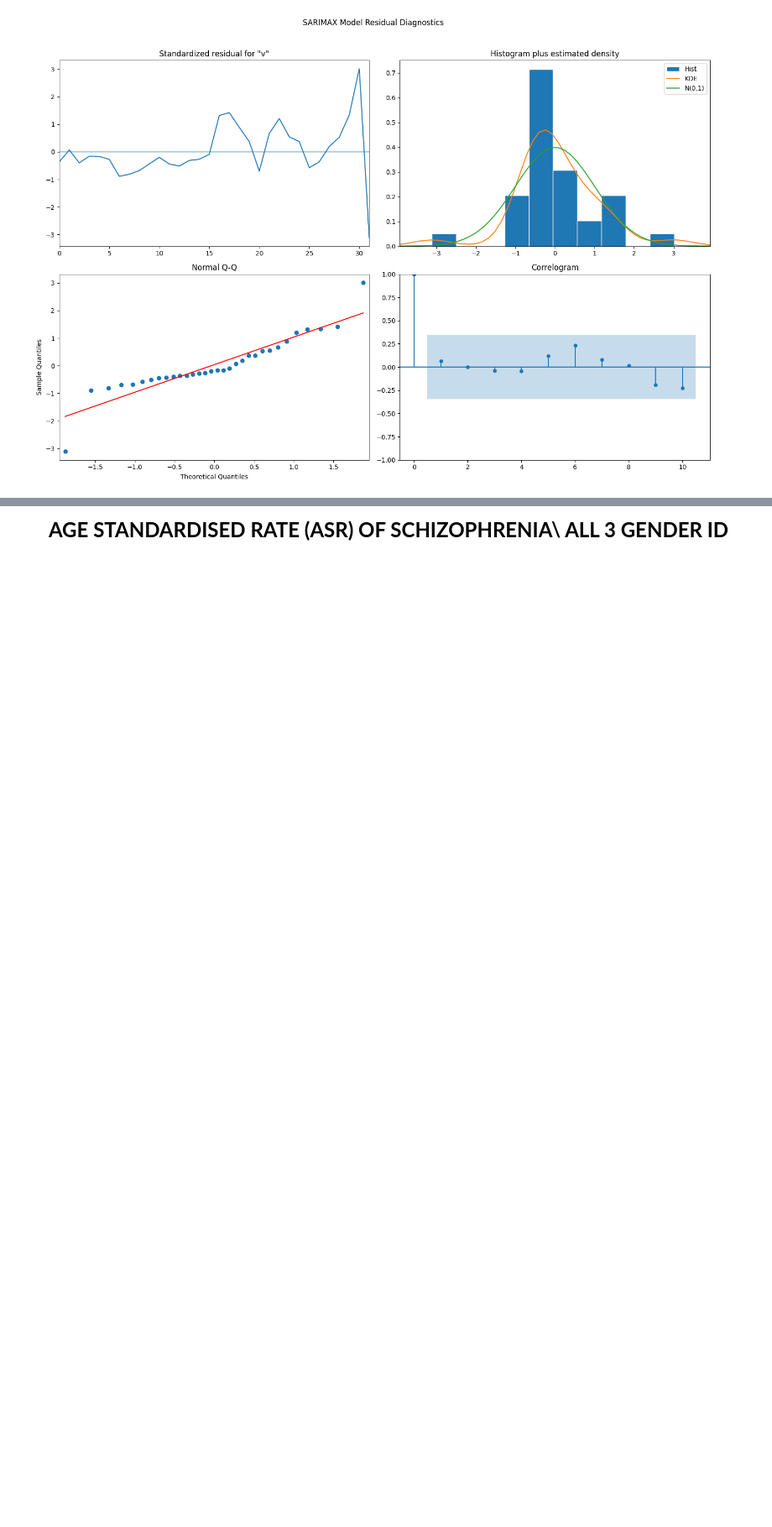
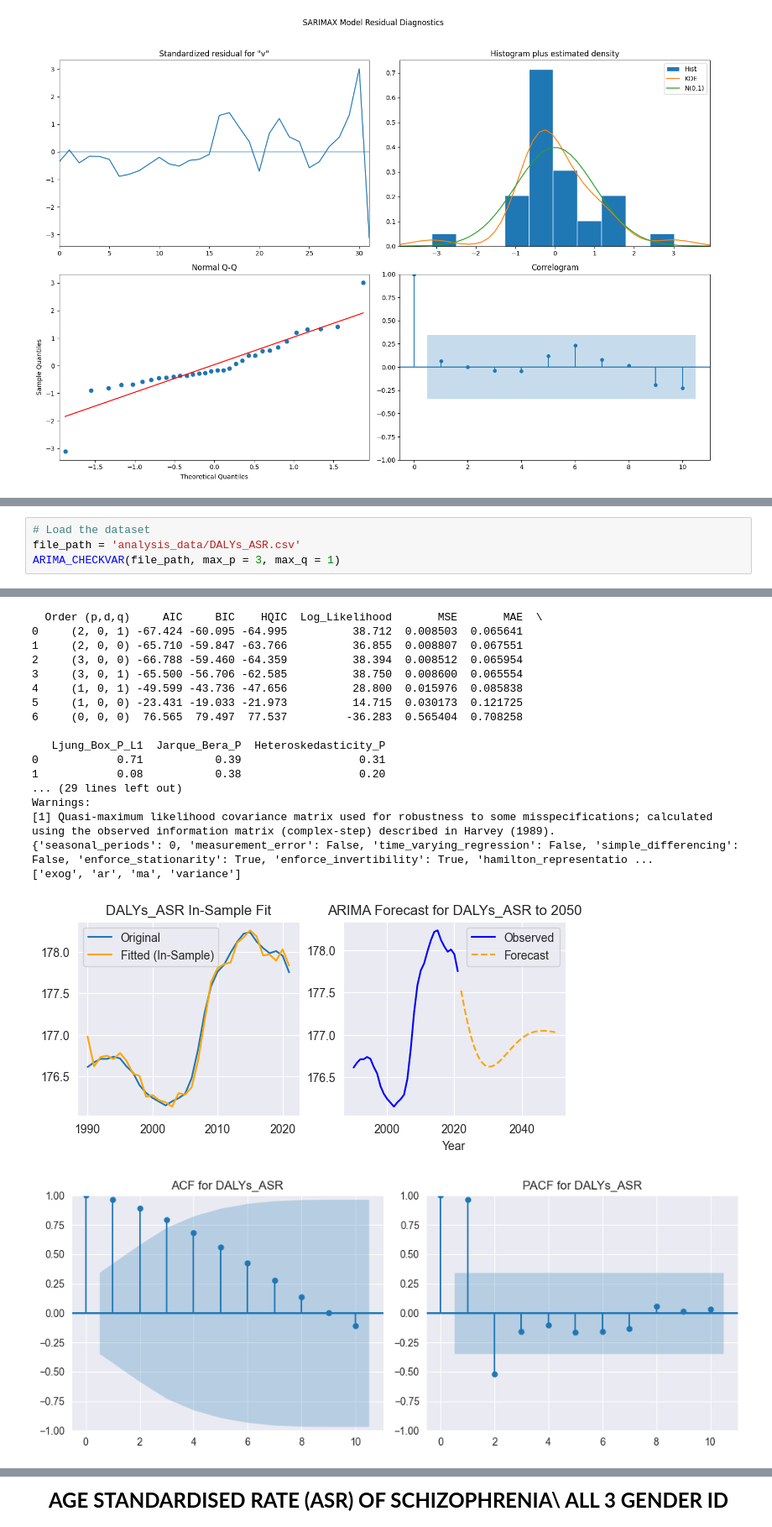
Before and after one commit to ToraKisaki/GHD2021_Schizophrenia, a Jupyter notebook: !!_ARIMA_analysis.ipynb, the cells around one changed output, grey strips where cells are left out. Shown at 84% size. Cells and saved outputs as stored; diff of their text form; blank space fills up the shorter version.

```diff
--- a/!!_ARIMA_analysis.ipynb
+++ b/!!_ARIMA_analysis.ipynb
@@ -611,0 +677,5 @@ Warnings:
+# %%
+# Load the dataset
+file_path = 'analysis_data/DALYs_ASR.csv'
+ARIMA_CHECKVAR(file_path, max_p = 3, max_q = 1)
+# %% [output]
@@ -611,0 +697,19 @@ Warnings:
+  Order (p,d,q)     AIC     BIC    HQIC  Log_Likelihood       MSE       MAE  \
+0     (2, 0, 1) -67.424 -60.095 -64.995          38.712  0.008503  0.065641
+1     (2, 0, 0) -65.710 -59.847 -63.766          36.855  0.008807  0.067551
+2     (3, 0, 0) -66.788 -59.460 -64.359          38.394  0.008512  0.065954
+3     (3, 0, 1) -65.500 -56.706 -62.585          38.750  0.008600  0.065554
+4     (1, 0, 1) -49.599 -43.736 -47.656          28.800  0.015976  0.085838
+5     (1, 0, 0) -23.431 -19.033 -21.973          14.715  0.030173  0.121725
+6     (0, 0, 0)  76.565  79.497  77.537         -36.283  0.565404  0.708258
+
+   Ljung_Box_P_L1  Jarque_Bera_P  Heteroskedasticity_P
+0            0.71           0.39                  0.31
+1            0.08           0.38                  0.20
+... (29 lines left out)
+Warnings:
+[1] Quasi-maximum likelihood covariance matrix used for robustness to some misspecifications; calculated using the observed information matrix (complex-step) described in Harvey (1989).
+{'seasonal_periods': 0, 'measurement_error': False, 'time_varying_regression': False, 'simple_differencing': False, 'enforce_stationarity': True, 'enforce_invertibility': True, 'hamilton_representatio ...
+['exog', 'ar', 'ma', 'variance']
+[figure, added]
+[figure, added]
```
Also changed, not shown: parts of 7 cells of this notebook, 12 other files.
